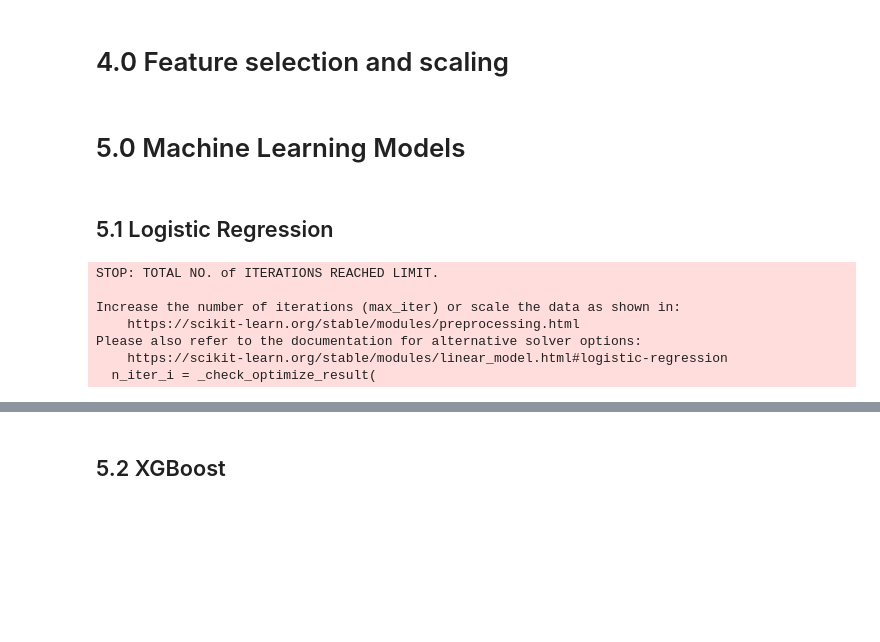
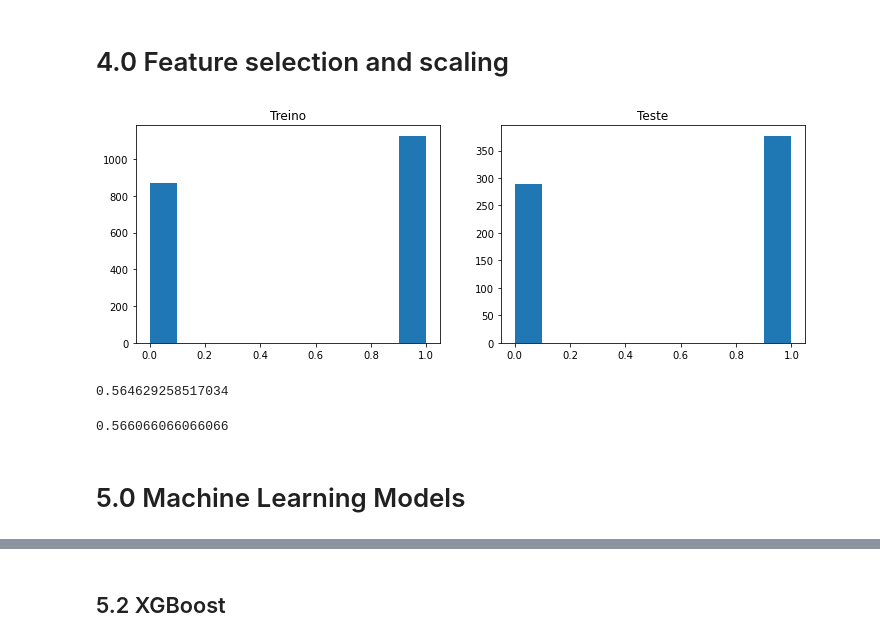
Before and after one commit to mahelvson/FootballPredictions, a Jupyter notebook: notebooks/Cycle05-FeatureEngineering-Escanteios-Classification.ipynb, the cells around one changed output, grey strips where cells are left out. Drawn from its saved outputs; the diff is of its cells as text; code cells hidden in the pictures; blank space fills up the shorter version.

Commit message:
new model for the winner

```diff
--- a/notebooks/Cycle05-FeatureEngineering-Escanteios-Classification.ipynb
+++ b/notebooks/Cycle05-FeatureEngineering-Escanteios-Classification.ipynb
@@ -569,0 +593,10 @@ df31
+# %%
+df31['hora_sin'] = df3.hora_sin.values
+df31['rodada'] = df3.rodada.values
+df31['chutes_mandante'] = df3.chutes_mandante.values
+df31['chutes_visitante'] = df3.chutes_visitante.values
+df31['mandante_noalvo'] = df3.mandante_noalvo.values
+df31['visitante_noalvo'] = df3.visitante_noalvo.values
+df31['maior_que_95'] = df3.maior_que_95.values
+# %%
+df31 = df31.dropna()
@@ -579,18 +621,26 @@ X_train, X_test, y_train, y_test = train_test_split(X, y,shuffle=True)
 # %%
 #y_train = (y_train - np.mean(y_train)) / np.std(y_train)
 #y_test = (y_test - np.mean(y_test)) / np.std(y_test)
+# %%
+plt.figure(figsize=(12,4))
+plt.subplot(1,2,1)
+plt.hist(y_train);
+plt.title('Treino');
+
+plt.subplot(1,2,2)
+plt.hist(y_test);
+plt.title('Teste');
+# %% [output]
+[figure, added]
+# %%
+# Number of samples on class 1 - train set
+np.sum(y_train == 1) / len(y_train)
+# %% [output]
+0.564629258517034
+# %%
+# Number of samples on class 1 - test set
+np.sum(y_test == 1) / len(y_test)
+# %% [output]
+0.566066066066066
 # %% [markdown]
 # 5.0 Machine Learning Models
-# %% [markdown]
-## 5.1 Logistic Regression
-# %%
-clf = LogisticRegression().fit(X_train, y_train)
-y_hat_lg = clf.predict(X_test)
-# %% [output]
-STOP: TOTAL NO. of ITERATIONS REACHED LIMIT.
-
-Increase the number of iterations (max_iter) or scale the data as shown in:
-    https://scikit-learn.org/stable/modules/preprocessing.html
-Please also refer to the documentation for alternative solver options:
-    https://scikit-learn.org/stable/modules/linear_model.html#logistic-regression
-  n_iter_i = _check_optimize_result(
```
Also changed, not shown: parts of 91 cells of this notebook.
